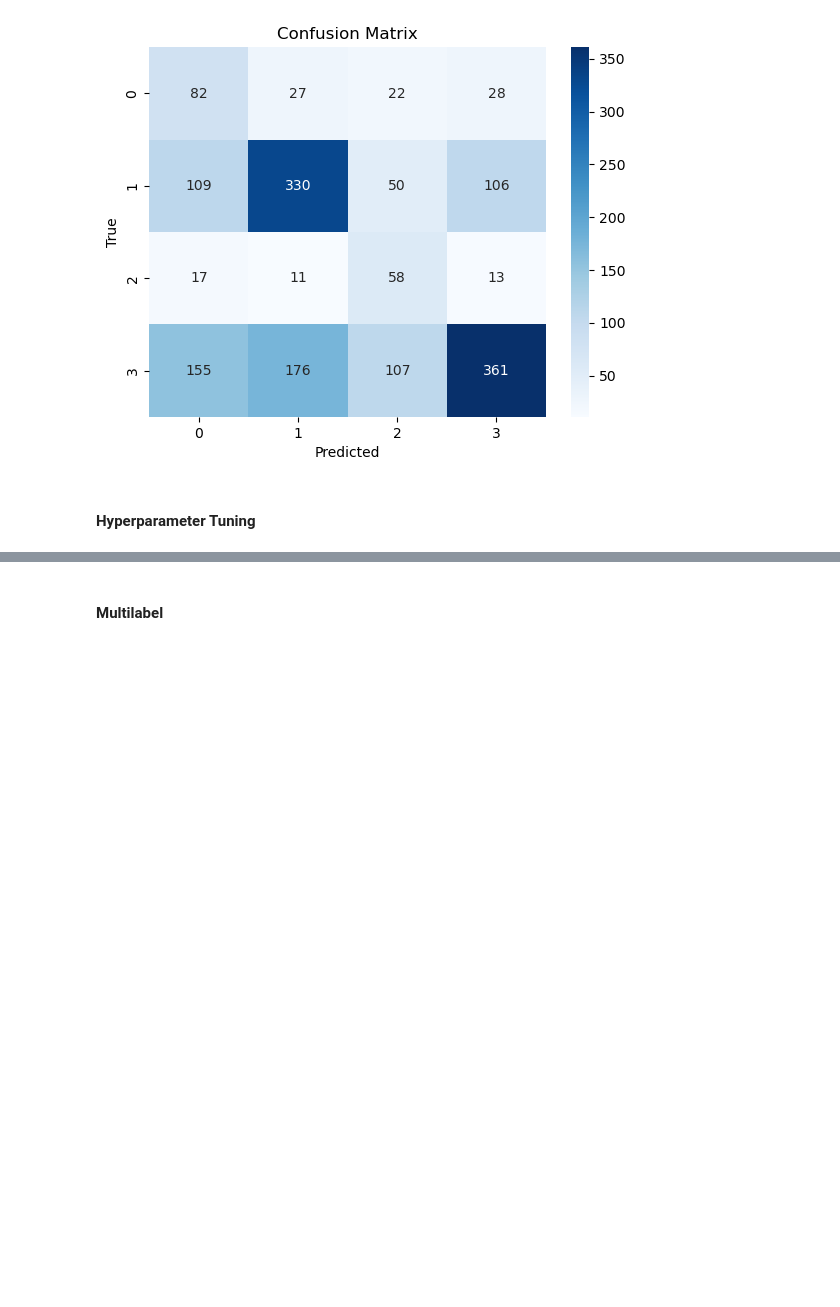
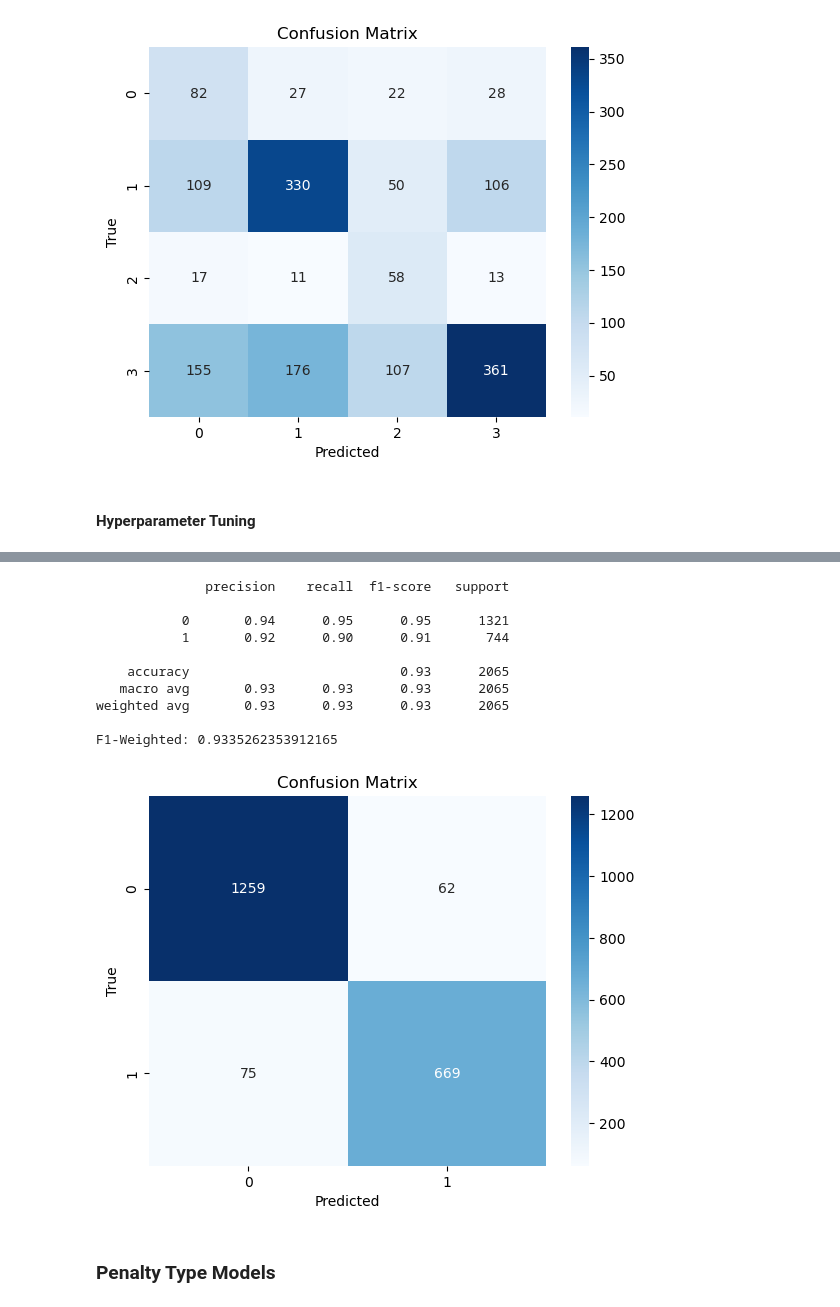
Before and after one commit to helenw566/nypd_misconduct, a Jupyter notebook: script/03_modeling.ipynb, the cells around one changed output, grey strips where cells are left out. Saved outputs shown, nothing was run; the diff lists cells and outputs as text; code cells hidden in the pictures; blank space fills up the shorter version.

```diff
--- a/script/03_modeling.ipynb
+++ b/script/03_modeling.ipynb
@@ -341,0 +586,15 @@ Best F1 Score (Weighted): 0.8553976203427455
+# %%
+#Final Assessment
+complaint_mod_bin = XGBClassifier(objective='binary:logistic',
+                              random_state=2,
+                              subsample = 1,
+                              n_estimators = 200,
+                              min_child_weight= 3,
+                              max_depth = 9,
+                              learning_rate = 0.3,
+                              gamma = 0,
+                              colsample_bytree = 1.0
+                             )
+# %%
+#fit mod
+complaint_mod_bin.fit(x_res2, y_res2)
@@ -342,5 +613,37 @@ Best F1 Score (Weighted): 0.8553976203427455
+# %%
+#compute predicted
+x_test2.columns = x_test2.columns.str.replace(r'[\[\]<>]', '', regex=True)
+complaint_pred_bin = complaint_mod_bin.predict(x_test2)
+# %%
+#performance metrics
+complaint_bin_conf_matrix = confusion_matrix(y_test2, complaint_pred_bin)
+complaint_bin_class_report = classification_report(y_test2, complaint_pred_bin, zero_division = 0)
+complaint_bin_fl_weighted = f1_score(y_test2, complaint_pred_bin, average = 'weighted')
+# %%
+#printing report
+print(complaint_bin_class_report)
+print(f'F1-Weighted: {complaint_bin_fl_weighted}')
+
+#confusion matrix plot
+sns.heatmap(complaint_bin_conf_matrix, annot = True, fmt = "d", cmap = plt.cm.Blues)
+plt.title("Confusion Matrix")
+plt.ylabel('True')
+plt.xlabel('Predicted')
+plt.show()
+# %% [output]
+              precision    recall  f1-score   support
+
+           0       0.94      0.95      0.95      1321
+           1       0.92      0.90      0.91       744
+
+    accuracy                           0.93      2065
+   macro avg       0.93      0.93      0.93      2065
+weighted avg       0.93      0.93      0.93      2065
+
+F1-Weighted: 0.9335262353912165
+[figure, added]
 # %% [markdown]
-#### Multilabel
+### Penalty Type Models
 # %%
 #encoding ccrb disposition
 df["CCRB Complaint Disposition"] = label_encoder.fit_transform(df["CCRB Complaint Disposition"])
```
Also changed, not shown: parts of 39 cells of this notebook.
